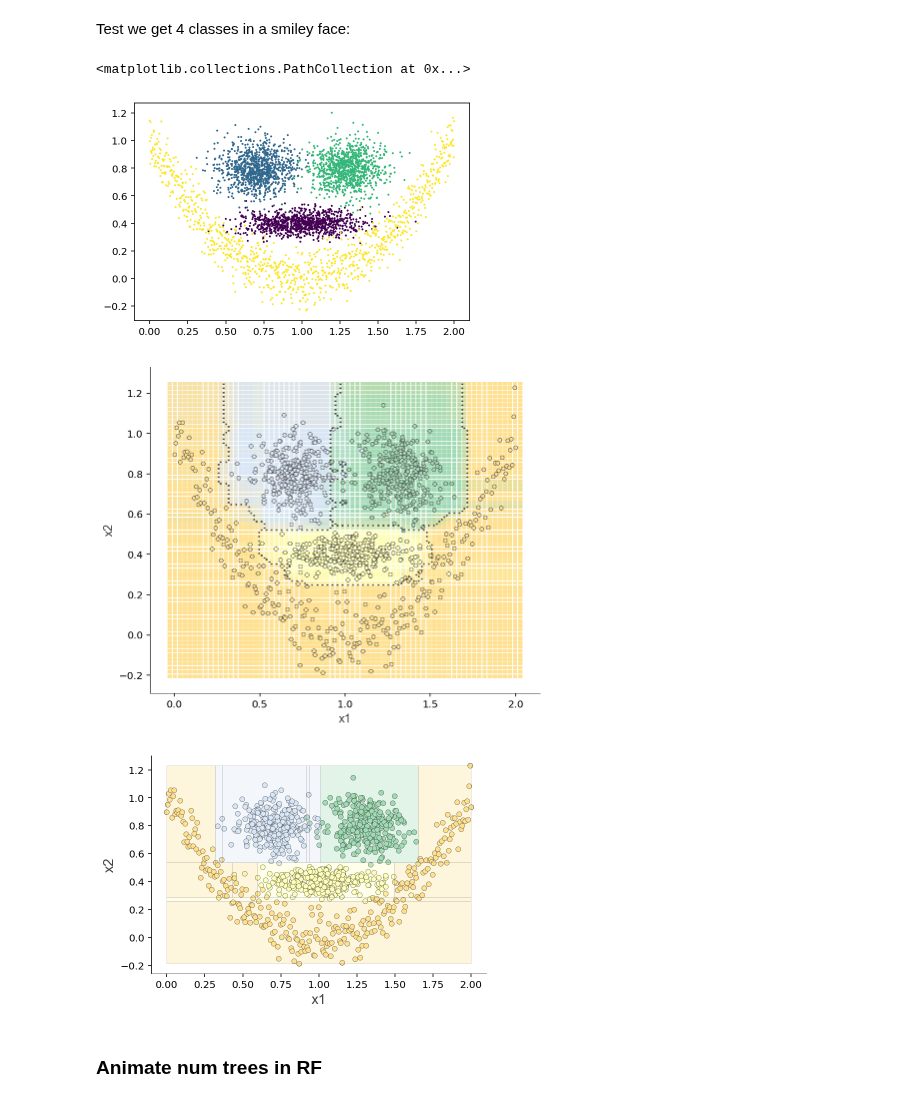
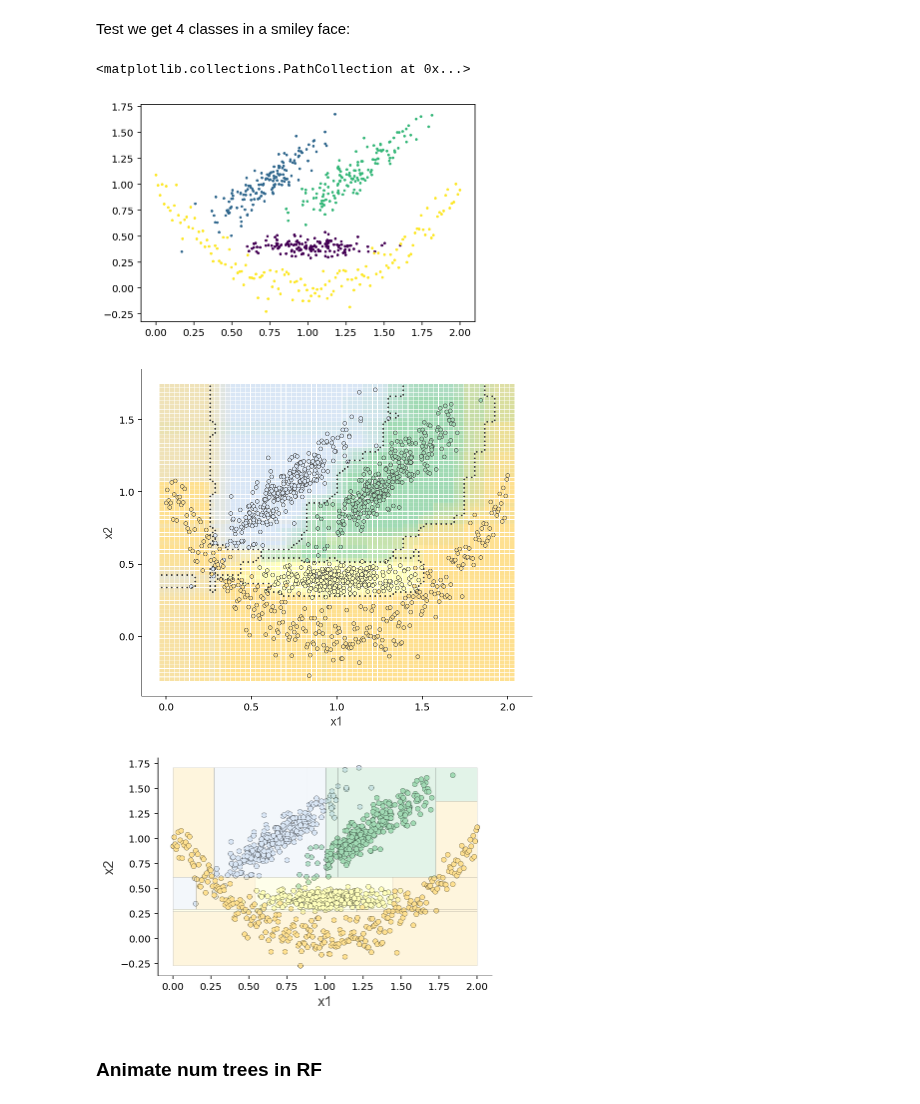
Before and after one commit to parrt/dtreeviz, a Jupyter notebook: notebooks/rf-partitioning.ipynb, the cells around one changed output. Saved outputs shown, nothing was run; the diff lists cells and outputs as text; code cells hidden in the pictures.

```diff
--- a/notebooks/rf-partitioning.ipynb
+++ b/notebooks/rf-partitioning.ipynb
@@ -191,15 +217,17 @@ def smiley(n = 1000):
     data = d
 
     # left eye
-    x1 = np.random.normal(.7,.12,n).reshape(-1,1)
-    x2 = np.random.normal(0.8,.1,n).reshape(-1,1)
+    x1 = np.random.normal(.7,.2,n).reshape(-1,1)
+#     x2 = np.random.normal(0.8,.1,n).reshape(-1,1)
+    x2 = x1 + .3 + np.random.normal(0,.1,n).reshape(-1,1)
     cl = np.full(shape=(n,1), fill_value=1, dtype=int)
     d = np.hstack([x1,x2,cl])
     data = np.vstack([data, d])
 
     # right eye
-    x1 = np.random.normal(1.3,.12,n).reshape(-1,1)
+    x1 = np.random.normal(1.3,.2,n).reshape(-1,1)
     x2 = np.random.normal(0.8,.1,n).reshape(-1,1)
+    x2 = x1 - .5 + .3 + np.random.normal(0,.1,n).reshape(-1,1)
     cl = np.full(shape=(n,1), fill_value=2, dtype=int)
     d = np.hstack([x1,x2,cl])
     data = np.vstack([data, d])
@@ -217,11 +245,11 @@ def smiley(n = 1000):
 # %% [markdown]
 Test we get 4 classes in a smiley face:
 # %%
-df = smiley()
-plt.scatter(df.x1,df.x2,s=1,c=df['class'])
+df = smiley(n=150)
+plt.scatter(df.x1,df.x2,s=3,c=df['class'])
 # %% [output]
 <matplotlib.collections.PathCollection at 0x...>
-[figure, old version]
+[figure, new version]
 # %%
 df = smiley(n=300)
 X = df[['x1','x2']]
@@ -232,7 +260,7 @@ rf.fit(X, y)
 fig,ax = plt.subplots(1,1,figsize=(7,6))
 crfviz_bivar(rf, X.values, y, feature_names=['x1', 'x2'], ntiles=70, dot_w=15, ax=ax)
 # %% [output]
-[figure, old version]
+[figure, new version]
 # %%
 t = DecisionTreeClassifier(max_depth=4)
 t.fit(X,y)
@@ -241,7 +269,7 @@ ctreeviz_bivar(t, X, y,
                show={'splits'},
                colors={'scatter_edge': 'black'})
 # %% [output]
-[figure, old version]
+[figure, new version]
 # %% [markdown]
 ### Animate num trees in RF
 # %%
```
Also changed, not shown: parts of 6 cells of this notebook.
